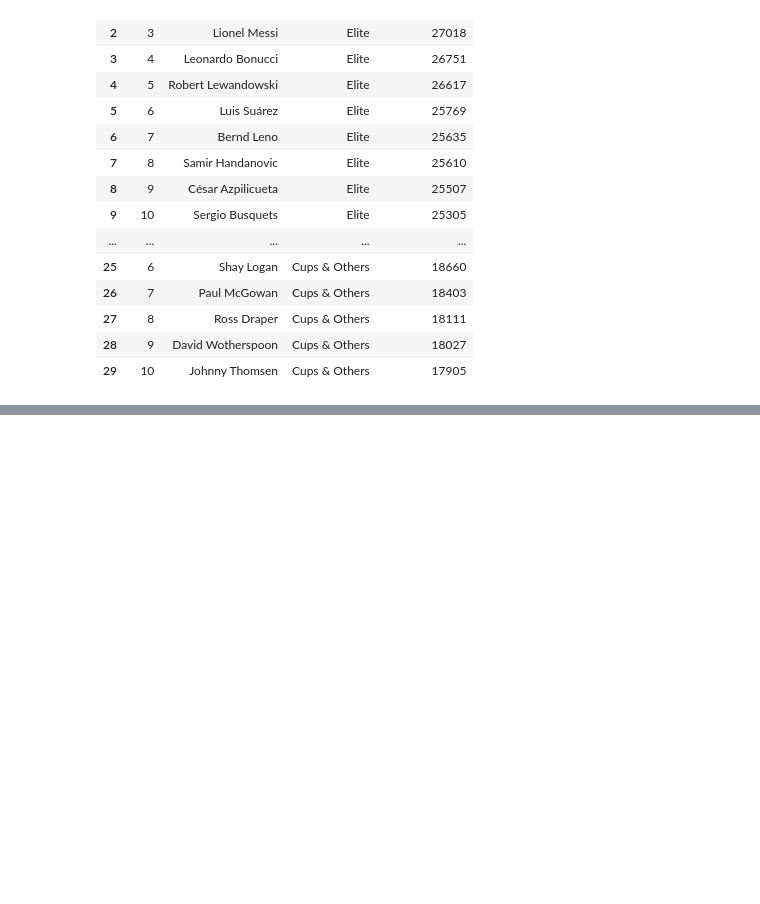
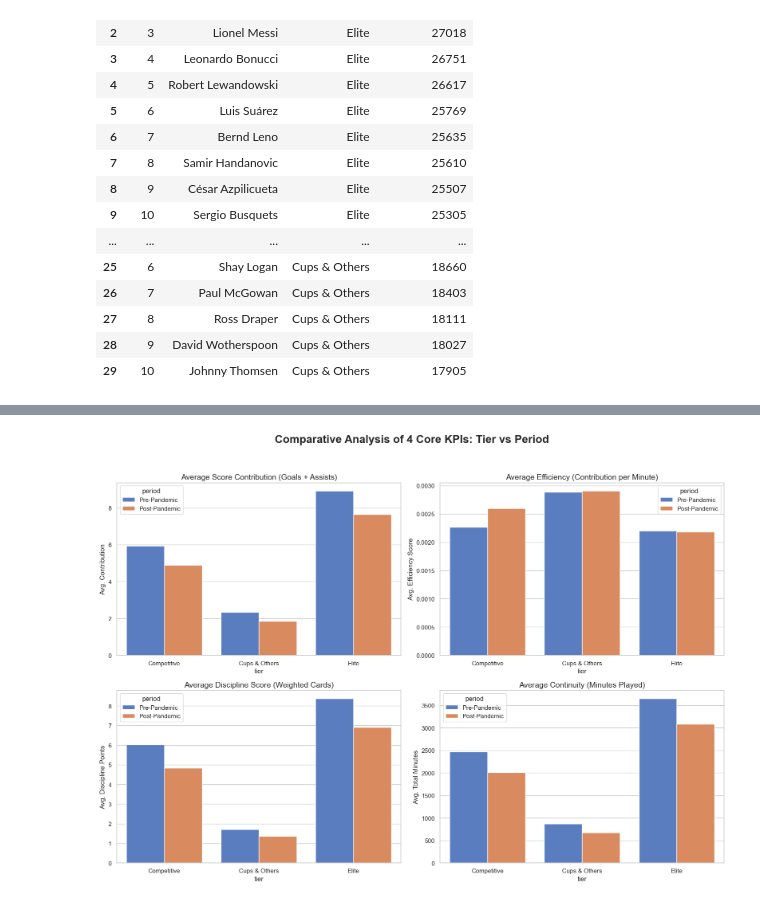
Before and after one commit to EnesPircek/Football-Player-Performance-Analysis, a Jupyter notebook: Python_and_SQL_Project.ipynb, the cells around one changed output, grey strips where cells are left out. Saved outputs shown, nothing was run; the diff lists cells and outputs as text; code cells hidden in the pictures; blank space fills up the shorter version.

Commit message:
Add global KPI visualization and detailed performance insights

```diff
--- a/Python_and_SQL_Project.ipynb
+++ b/Python_and_SQL_Project.ipynb
@@ -667,0 +685,59 @@ top_continuity_pre
+# %%
+import sqlite3
+import pandas as pd
+import seaborn as sns
+import matplotlib.pyplot as plt
+
+# 1. Connect to the database and fetch the data
+conn = sqlite3.connect('football_data.db')
+
+# Aggregate data by Tier and Period for all 4 KPIs
+query = """
+SELECT
+    tier,
+    period,
+    AVG(total_contribution) as avg_contribution,
+    AVG(efficiency) as avg_efficiency,
+    AVG(discipline_score) as avg_discipline,
+    AVG(minutes_played) as avg_continuity
+FROM player_performances
+GROUP BY tier, period
+ORDER BY tier, period DESC
+"""
+
+df_viz = pd.read_sql_query(query, conn)
+conn.close()
+
+# 2. Set the visual style for professional look (Seaborn)
+sns.set_theme(style="whitegrid", palette="muted")
+fig, axes = plt.subplots(2, 2, figsize=(16, 12))
+fig.suptitle('Comparative Analysis of 4 Core KPIs: Tier vs Period', fontsize=20, fontweight='bold')
+
+# KPI 1: Score Contribution
+sns.barplot(ax=axes[0, 0], data=df_viz, x='tier', y='avg_contribution', hue='period')
+axes[0, 0].set_title('Average Score Contribution (Goals + Assists)', fontsize=14)
+axes[0, 0].set_ylabel('Avg. Contribution')
+
+# KPI 2: Efficiency
+sns.barplot(ax=axes[0, 1], data=df_viz, x='tier', y='avg_efficiency', hue='period')
+axes[0, 1].set_title('Average Efficiency (Contribution per Minute)', fontsize=14)
+axes[0, 1].set_ylabel('Avg. Efficiency Score')
+
+# KPI 3: Discipline Score
+sns.barplot(ax=axes[1, 0], data=df_viz, x='tier', y='avg_discipline', hue='period')
+axes[1, 0].set_title('Average Discipline Score (Weighted Cards)', fontsize=14)
+axes[1, 0].set_ylabel('Avg. Discipline Points')
+
+# KPI 4: Continuity
+sns.barplot(ax=axes[1, 1], data=df_viz, x='tier', y='avg_continuity', hue='period')
+axes[1, 1].set_title('Average Continuity (Minutes Played)', fontsize=14)
+axes[1, 1].set_ylabel('Avg. Total Minutes')
+
+
+plt.tight_layout(rect=[0, 0.03, 1, 0.95])
+
+
+plt.savefig('global_kpi_comparison.png', dpi=300)
+plt.show()
+# %% [output]
+[figure, added]
```
Also changed, not shown: parts of 1 cell of this notebook, 1 other file.
